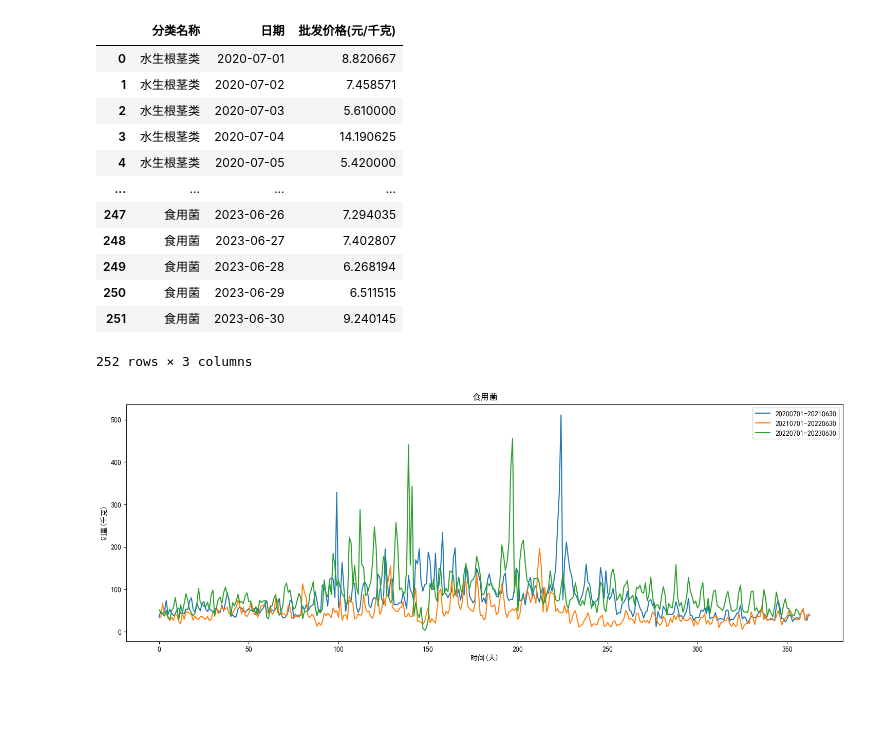
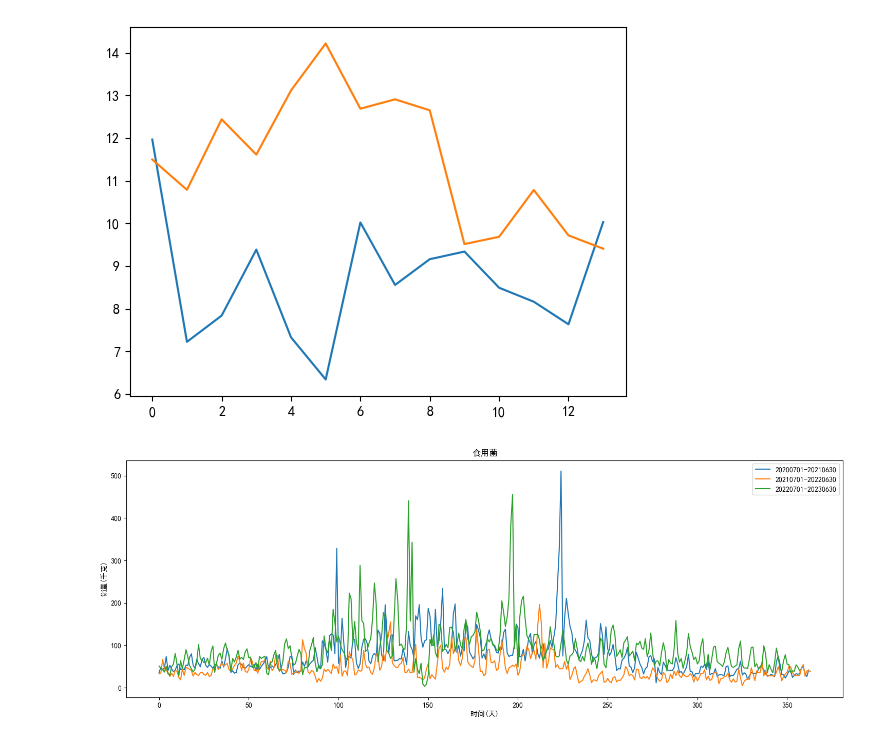
Before and after one commit to 738NGX/2023CUMCM_C, a Jupyter notebook: test.ipynb, the cells around one changed output. Drawn from its saved outputs; the diff is of its cells as text; code cells hidden in the pictures; blank space fills up the shorter version.

```diff
--- a/test.ipynb
+++ b/test.ipynb
@@ -26,19 +4,27 @@ result = grouped.reset_index()
-# %%
-result
-# %% [output]
-|  | 分类名称 | 日期 | 批发价格(元/千克) |
-| 0 | 水生根茎类 | 2020-07-01 | 8.820667 |
-| 1 | 水生根茎类 | 2020-07-02 | 7.458571 |
-| 2 | 水生根茎类 | 2020-07-03 | 5.610000 |
-| 3 | 水生根茎类 | 2020-07-04 | 14.190625 |
-| 4 | 水生根茎类 | 2020-07-05 | 5.420000 |
-| ... | ... | ... | ... |
-| 247 | 食用菌 | 2023-06-26 | 7.294035 |
-| 248 | 食用菌 | 2023-06-27 | 7.402807 |
-| 249 | 食用菌 | 2023-06-28 | 6.268194 |
-| 250 | 食用菌 | 2023-06-29 | 6.511515 |
-| 251 | 食用菌 | 2023-06-30 | 9.240145 |
-252 rows × 3 columns
+# %%
+import pandas as pd
+data = pd.read_csv('./export/q2_1往期品类批发价格汇总.csv', index_col=0)
+import matplotlib.pyplot as plt
+import matplotlib as mpl
+import warnings
+warnings.filterwarnings("ignore")
+
+mpl.rcParams['font.family']='SimHei'
+plt.rcParams['axes.unicode_minus']=False
+
+data['日期']=pd.to_datetime(data['日期'])
+tr1=((data.loc[(data['日期']>=pd.to_datetime('2021-06-24'))&
+               (data['日期']<=pd.to_datetime('2021-07-07'))&
+               (data['分类名称']=='水生根茎类')
+              ])[['日期','批发价格(元/千克)']]).set_index('日期')
+tr2=((data.loc[(data['日期']>=pd.to_datetime('2022-06-24'))&
+               (data['日期']<=pd.to_datetime('2022-07-07'))&
+               (data['分类名称']=='水生根茎类')
+              ])[['日期','批发价格(元/千克)']]).set_index('日期')
+plt.plot(range(0,14),tr1['批发价格(元/千克)'].values,tr2['批发价格(元/千克)'].values)
+plt.show()
+# %% [output]
+[figure, added]
 # %%
 import pandas as pd
 import matplotlib.pyplot as plt
```
Also changed, not shown: parts of 1 cell of this notebook, 4 other files.
